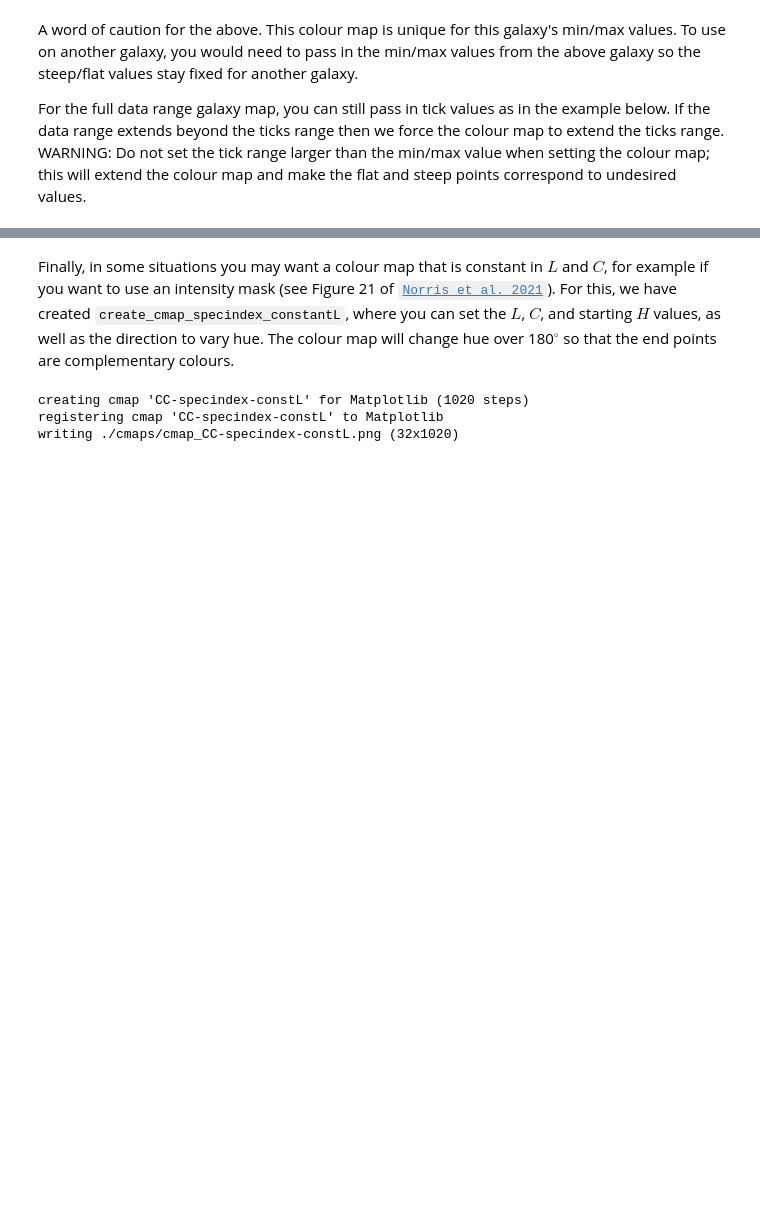
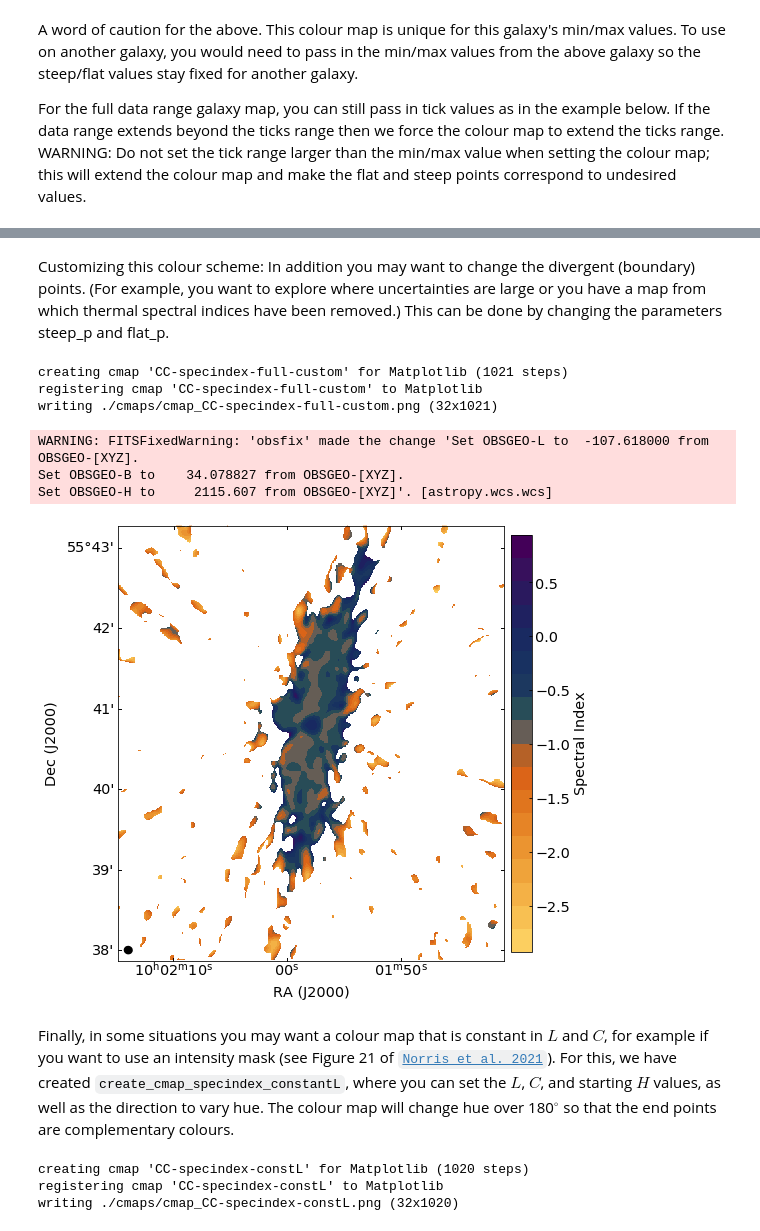
Before and after one commit to mlarichardson/CosmosCanvas, a Jupyter notebook: 1. Plot Spectral Index.ipynb, the cells around one changed output, grey strips where cells are left out. Drawn from its saved outputs; the diff is of its cells as text; code cells hidden in the pictures; blank space fills up the shorter version.

````diff
--- a/1. Plot Spectral Index.ipynb
+++ b/1. Plot Spectral Index.ipynb
@@ -127,6 +138,6 @@ Set OBSGEO-H to     2115.607 from OBSGEO-[XYZ]'. [astropy.wcs.wcs]
 What if you want to plot the whole range of data, but keep the steep/flat points the same? Then you need to get the min/max values first. Here's one way to do that.
 # %%
 # Get min/max values
-p_min,p_max = gal.get_galaxy_range(fits_file,RA,DEC,RADIUS,shift)
+p_min,p_max = gal.get_galaxy_range(fits_file,RA,DEC,ImgWidth,ImgHeight,shift)
 # %% [output]
 Plot range of  -2.92527 0.94467
@@ -172,3 +177,28 @@ Set OBSGEO-H to     2115.607 from OBSGEO-[XYZ]'. [astropy.wcs.wcs]
+# %% [markdown]
+Customizing this colour scheme: In addition you may want to change the divergent (boundary) points. (For example, you want to explore where uncertainties are large or you have a map from which thermal spectral indices have been removed.) This can be done by changing the parameters steep_p and flat_p.
+# %%
+# Customized divergent points.
+lowSpInd = -1.2 #The most negative spectral index boundary.
+hiSpInd = -0.5  #The most positive spectral index boundary.
+
+# Set full min/max values
+cmap_full = "CC-specindex-full-custom"
+
+# Create spectral index cmap.
+spx.create_cmap_specindex(p_min,p_max,steep_p=lowSpInd,flat_p=hiSpInd,name=cmap_full)
+
+# Plot galaxy
+nsteps=18
+fig, ax = gal.plot_galaxy(fits_file,RA,DEC,ImgSize,shift,cmap_full,nsteps=nsteps,cb_name=cbar_name,TrimSwitch=TrimSwitch)
+fig.savefig('plots/plot2_gal_full_custom.png', bbox_inches = "tight")
+# %% [output]
+creating cmap 'CC-specindex-full-custom' for Matplotlib (1021 steps)
+registering cmap 'CC-specindex-full-custom' to Matplotlib
+writing ./cmaps/cmap_CC-specindex-full-custom.png (32x1021)
+WARNING: FITSFixedWarning: 'obsfix' made the change 'Set OBSGEO-L to  -107.618000 from OBSGEO-[XYZ].
+Set OBSGEO-B to    34.078827 from OBSGEO-[XYZ].
+Set OBSGEO-H to     2115.607 from OBSGEO-[XYZ]'. [astropy.wcs.wcs]
+[figure, added]
 # %% [markdown]
 Finally, in some situations you may want a colour map that is constant in $L$ and $C$, for example if you want to use an intensity mask (see Figure 21 of [```Norris et al. 2021```](https://ui.adsabs.harvard.edu/abs/2021arXiv210800569N/abstract)). For this, we have created `create_cmap_specindex_constantL`, where you can set the $L$, $C$, and starting $H$ values, as well as the direction to vary hue. The colour map will change hue over 180$^\circ$ so that the end points are complementary colours.
 # %%
````
Also changed, not shown: parts of 11 cells of this notebook, 5 other files.
